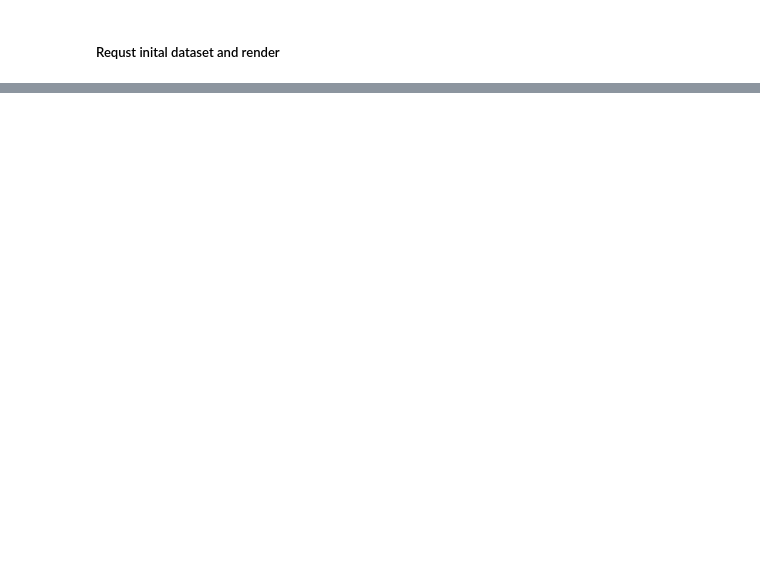
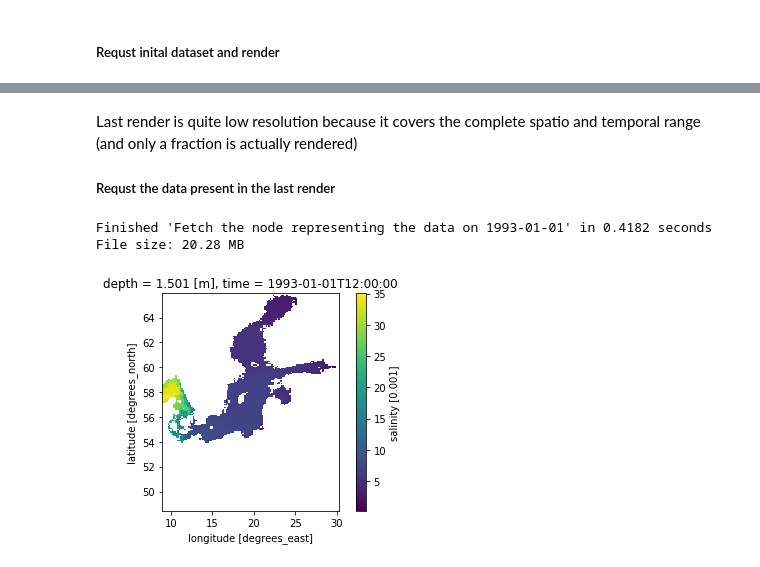
Before and after one commit to oyjoh/adaptive-data-retrieval, a Jupyter notebook: data_handler_demo.ipynb, the cells around one changed output, grey strips where cells are left out. Saved outputs shown, nothing was run; the diff lists cells and outputs as text; code cells hidden in the pictures; blank space fills up the shorter version.

```diff
--- a/data_handler_demo.ipynb
+++ b/data_handler_demo.ipynb
@@ -235,0 +335,21 @@ tree = QuadTree(max_chunk_size=50, original_file_size=7470,
+# %% [markdown]
+Last render is quite low resolution because it covers the complete spatio and temporal range (and only a fraction is actually rendered)
+
+##### Requst the data present in the last render
+# %%
+bounds = {
+    "latitude": (0, 90),
+    "longitude": (0, 90),
+    "time": (np.datetime64("1993-01-01"), np.datetime64("1993-01-01")),
+    "depth": (1.501, 4.513),
+}
+
+with Timer("Fetch the node representing the data on 1993-01-01"):
+    file_name, xr_chunk = data_handler.request_data_netcdf(bounds, return_xr_chunk=True)
+print(f"File size: {get_file_size_MB(file_name):.2f} MB")
+
+Plot.netcdf_color_contour(data_variable="so", netcdf_file=file_name, aspect_ratio=1.5)
+# %% [output]
+Finished 'Fetch the node representing the data on 1993-01-01' in 0.4182 seconds
+File size: 20.28 MB
+[figure, added]
```
Also changed, not shown: parts of 20 cells of this notebook, 7 other files.
